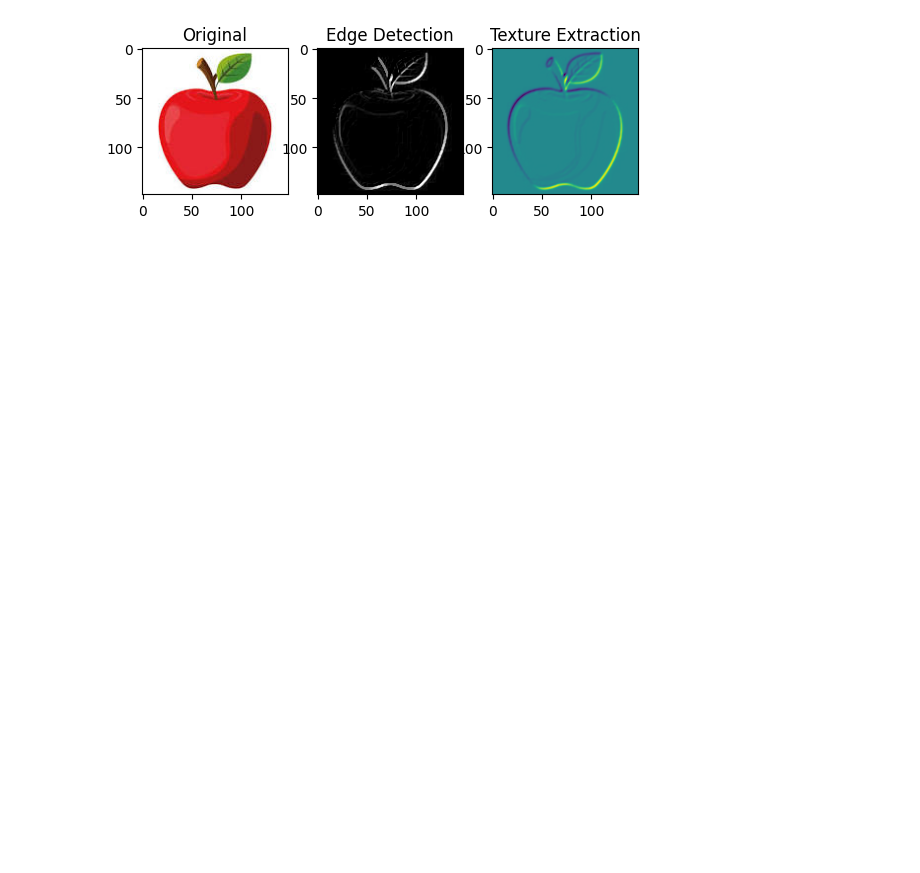
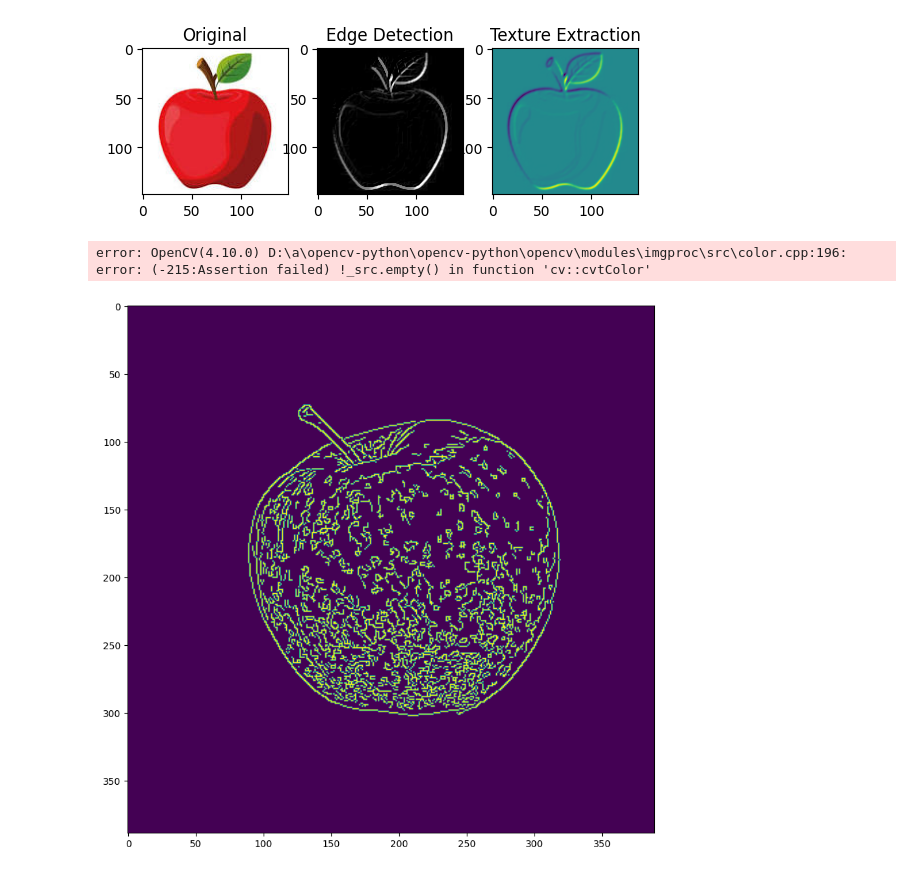
Before and after one commit to HarshaReddy068/CG-LAB, a Jupyter notebook: prog9.ipynb, the cells around one changed output. Drawn from its saved outputs; the diff is of its cells as text; code cells hidden in the pictures; blank space fills up the shorter version.

```diff
--- a/prog9.ipynb
+++ b/prog9.ipynb
@@ -35,3 +35,27 @@ for i in range(3):
     axs[i].set_title(l_title[i])
 # %% [output]
 [figure]
+# %%
+import cv2 as cv
+import matplotlib.pyplot as plt
+plt.rc('figure', figsize=(10,10))
+
+#edges
+img = cv.imread("fru.png")
+img_gray = cv.cvtColor(img, cv.COLOR_BGR2GRAY)
+edges = cv.Canny(img,threshold1=100, threshold2=200)
+plt.imshow(edges)
+
+#Feature corner
+import numpy as np
+img = cv.imread("Images/chessboard.png")
+img_gray = cv.cvtColor(img, cv.COLOR_BGR2GRAY)
+img_grayf = np.float32(img_gray)
+dest = cv.cornerHarris(img_grayf, 2,3,0.02)
+dest = cv.dilate(dest,None)
+threshold = 0.01*dest.max()
+img[dest> threshold] = [0,0,255]
+plt.imshow(img)
+# %% [output]
+error: OpenCV(4.10.0) D:\a\opencv-python\opencv-python\opencv\modules\imgproc\src\color.cpp:196: error: (-215:Assertion failed) !_src.empty() in function 'cv::cvtColor'
+[figure, added]
```
Also changed, not shown: parts of 1 cell of this notebook, 7 other files.
